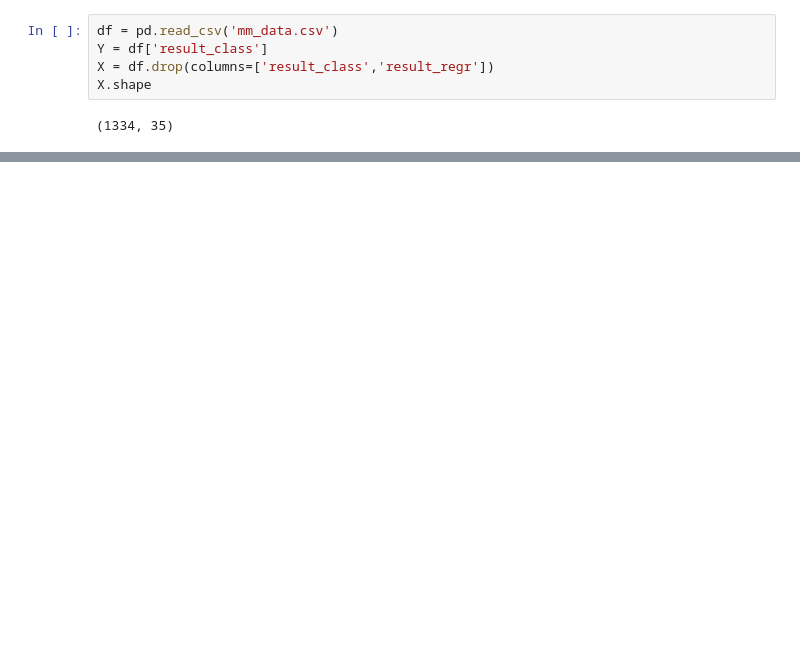
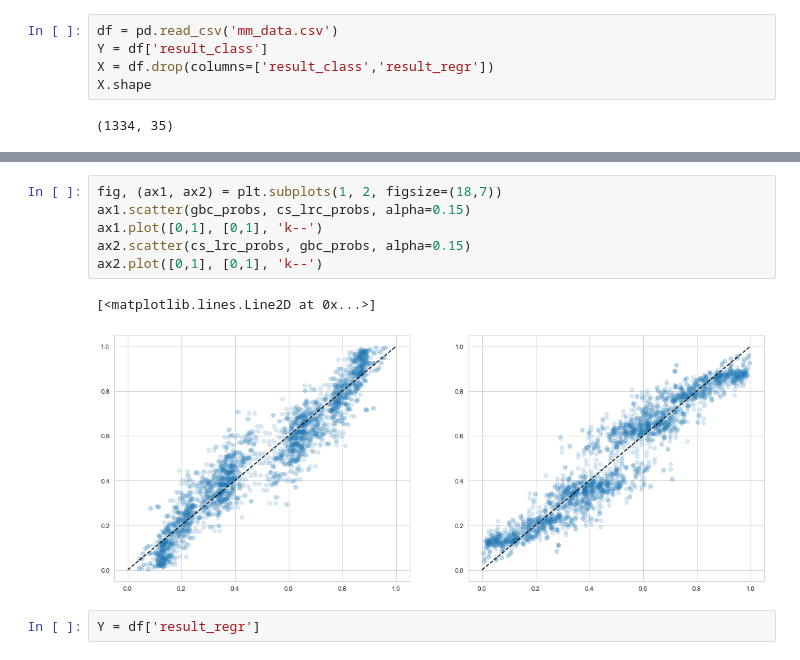
Before and after one commit to m-schiavoni/MarchMadness, a Jupyter notebook: final_models.ipynb, the cells around one changed output, grey strips where cells are left out. Saved outputs shown, nothing was run; the diff lists cells and outputs as text; blank space fills up the shorter version.

```diff
--- a/final_models.ipynb
+++ b/final_models.ipynb
@@ -66,0 +63,11 @@ cs_lrc_cal_i_probs = cs_lrc_cal_i.predict_proba(X)
+# %%
+fig, (ax1, ax2) = plt.subplots(1, 2, figsize=(18,7))
+ax1.scatter(gbc_probs, cs_lrc_probs, alpha=0.15)
+ax1.plot([0,1], [0,1], 'k--')
+ax2.scatter(cs_lrc_probs, gbc_probs, alpha=0.15)
+ax2.plot([0,1], [0,1], 'k--')
+# %% [output]
+[<matplotlib.lines.Line2D at 0x...>]
+[figure, added]
+# %%
+Y = df['result_regr']
```
Also changed, not shown: parts of 20 cells of this notebook, 4 other files.
